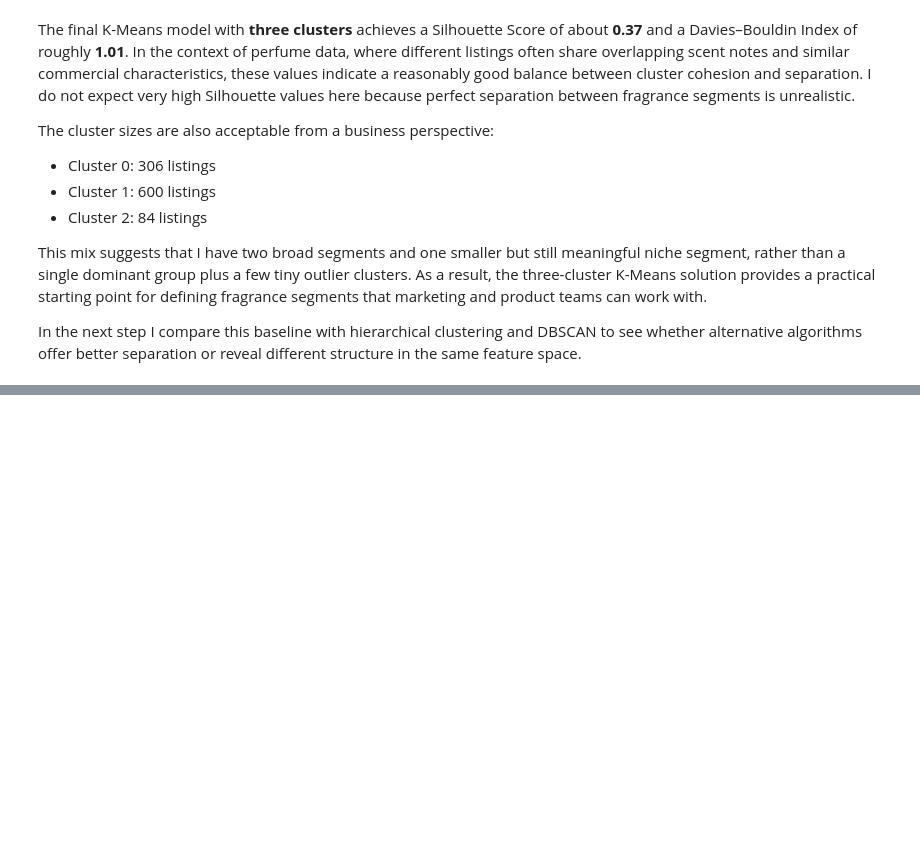
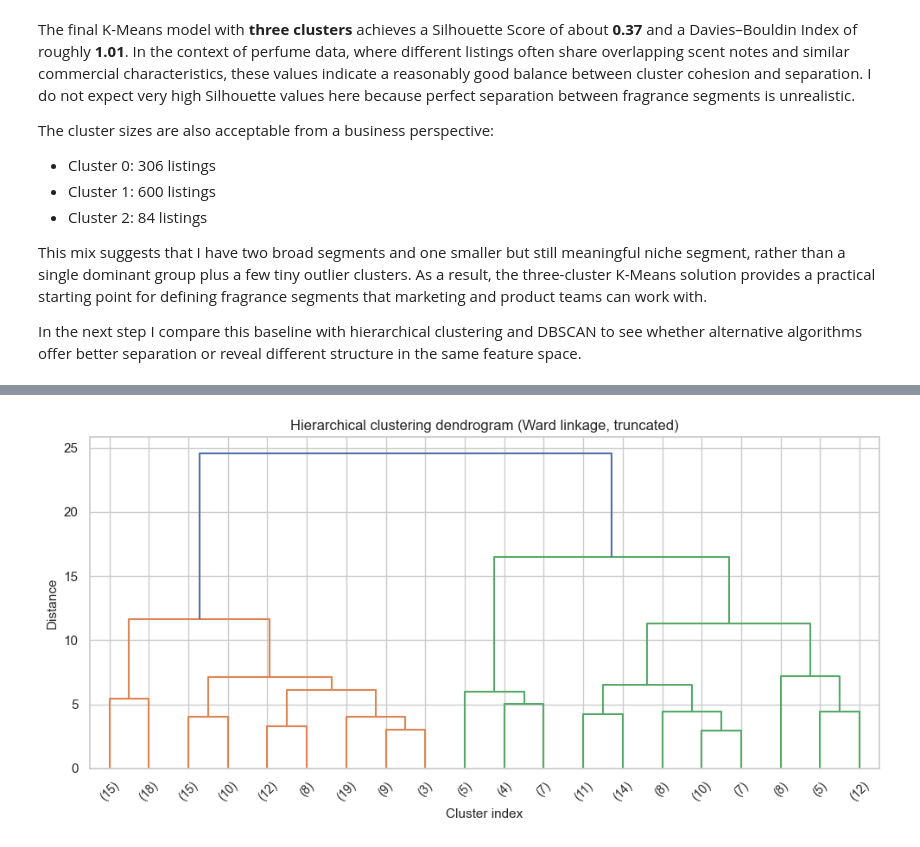
Before and after one commit to OmerTDK/scenttech-fragrance-clustering, a Jupyter notebook: main.ipynb, the cells around one changed output, grey strips where cells are left out. Drawn from its saved outputs; the diff is of its cells as text; code cells hidden in the pictures; blank space fills up the shorter version.

Commit message:
feat: complete model comparison and select 3-cluster K-Means

```diff
--- a/main.ipynb
+++ b/main.ipynb
@@ -612,0 +619,27 @@ In the next step I compare this baseline with hierarchical clustering and DBSCAN
+# %%
+from scipy.cluster.hierarchy import linkage, dendrogram
+
+# Sample a subset of points for the dendrogram to keep the plot readable
+np.random.seed(42)
+subset_size = 200
+subset_indices = np.random.choice(df_clean.index, size=subset_size, replace=False)
+X_subset = X_scaled[df_clean.index.get_indexer(subset_indices)]
+
+# Compute hierarchical clustering using Ward linkage
+Z_ward = linkage(X_subset, method="ward")
+
+plt.figure(figsize=(10, 5))
+dendrogram(
+    Z_ward,
+    truncate_mode="lastp",  # show only the last merged clusters
+    p=20,                   # number of leaf clusters to show
+    leaf_rotation=45.,
+    leaf_font_size=10.
+)
+plt.title("Hierarchical clustering dendrogram (Ward linkage, truncated)")
+plt.xlabel("Cluster index")
+plt.ylabel("Distance")
+plt.tight_layout()
+plt.show()
+# %% [output]
+[figure, added]
```
Also changed, not shown: parts of 12 cells of this notebook.
